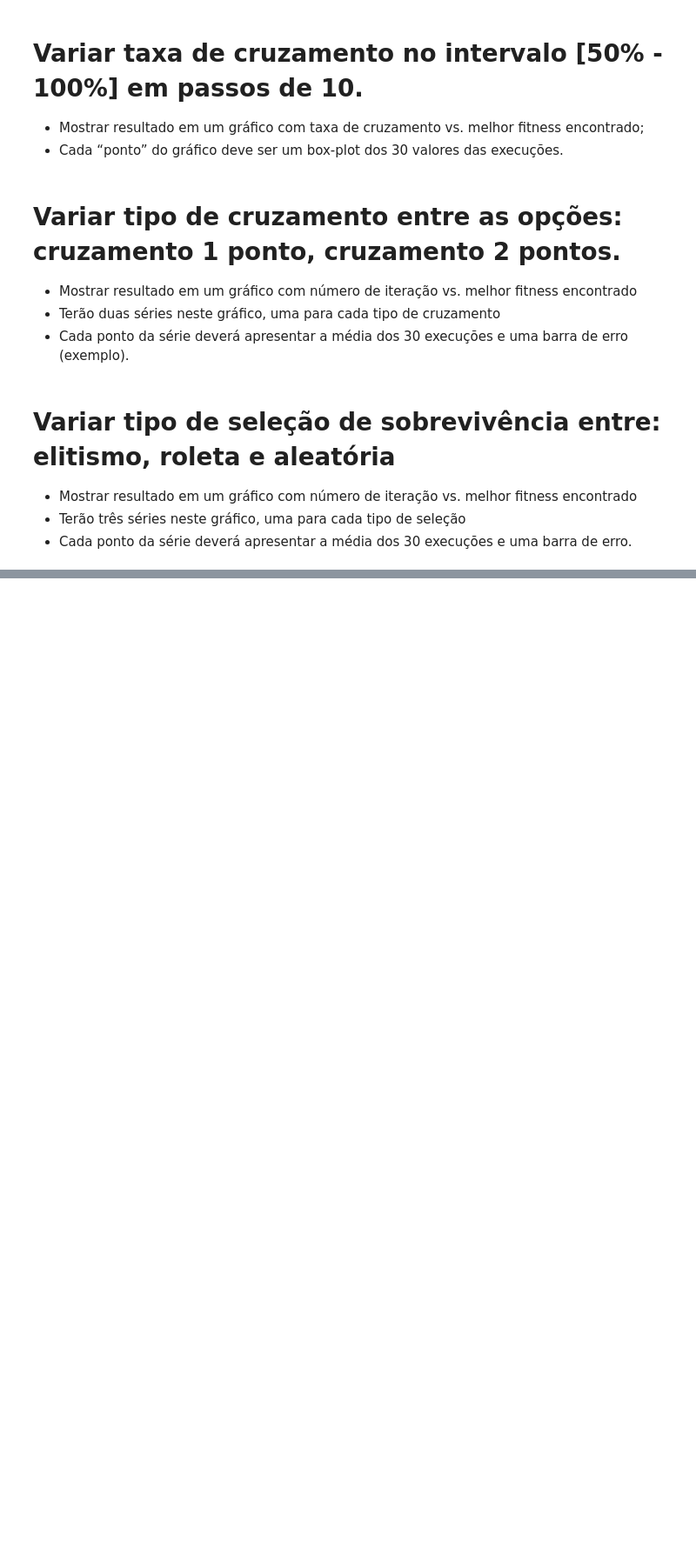
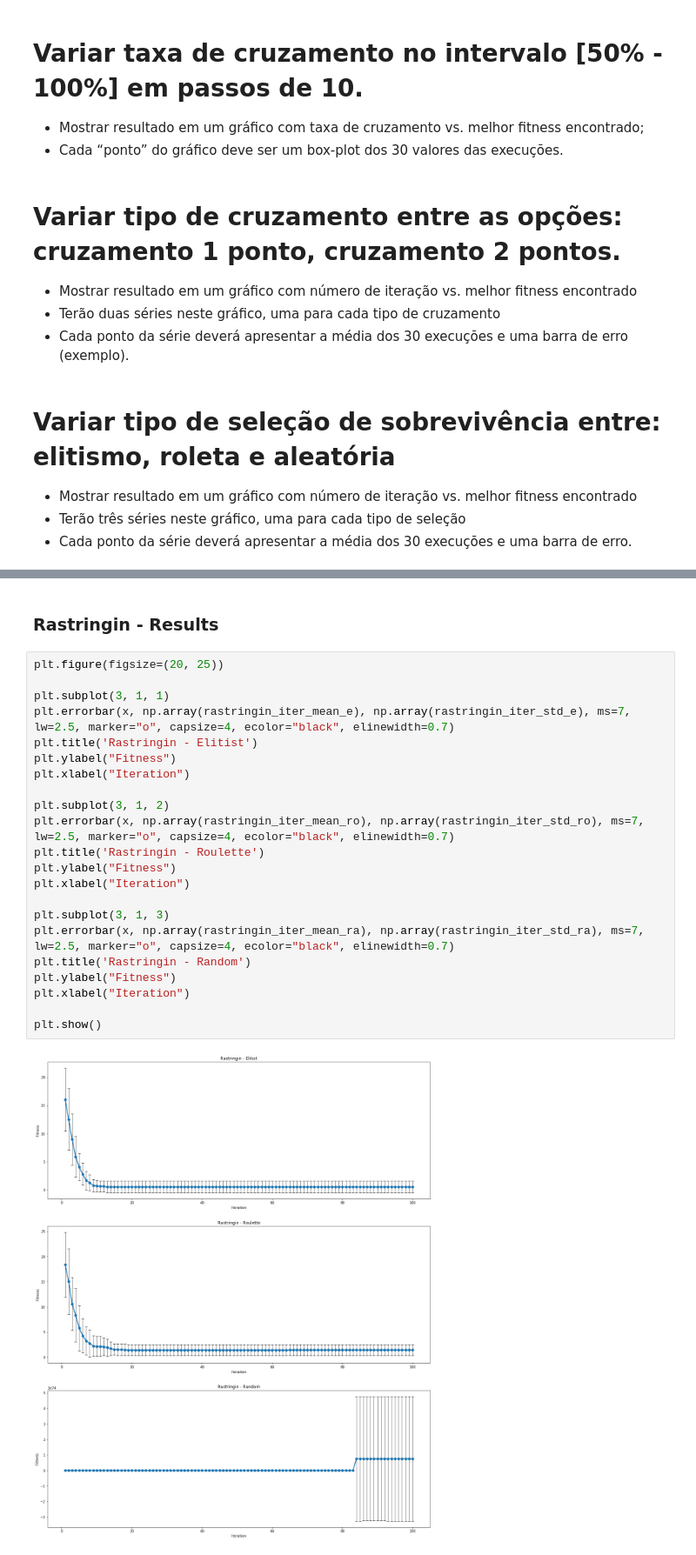
Before and after one commit to anthonyjatoba/bioinspired-optimization, a Jupyter notebook: GA.ipynb, the cells around one changed output, grey strips where cells are left out. Shown: that part at 87% size. Cells and saved outputs as stored; diff of their text form; blank space fills up the shorter version.

```diff
--- a/GA.ipynb
+++ b/GA.ipynb
@@ -111,0 +248,26 @@ plt.show()
+# %% [markdown]
+### Rastringin - Results
+# %%
+plt.figure(figsize=(20, 25))
+
+plt.subplot(3, 1, 1)
+plt.errorbar(x, np.array(rastringin_iter_mean_e), np.array(rastringin_iter_std_e), ms=7, lw=2.5, marker="o", capsize=4, ecolor="black", elinewidth=0.7)
+plt.title('Rastringin - Elitist')
+plt.ylabel("Fitness")
+plt.xlabel("Iteration")
+
+plt.subplot(3, 1, 2)
+plt.errorbar(x, np.array(rastringin_iter_mean_ro), np.array(rastringin_iter_std_ro), ms=7, lw=2.5, marker="o", capsize=4, ecolor="black", elinewidth=0.7)
+plt.title('Rastringin - Roulette')
+plt.ylabel("Fitness")
+plt.xlabel("Iteration")
+
+plt.subplot(3, 1, 3)
+plt.errorbar(x, np.array(rastringin_iter_mean_ra), np.array(rastringin_iter_std_ra), ms=7, lw=2.5, marker="o", capsize=4, ecolor="black", elinewidth=0.7)
+plt.title('Rastringin - Random')
+plt.ylabel("Fitness")
+plt.xlabel("Iteration")
+
+plt.show()
+# %% [output]
+[figure, added]
```
Also changed, not shown: parts of 15 cells of this notebook, 1 other file.
